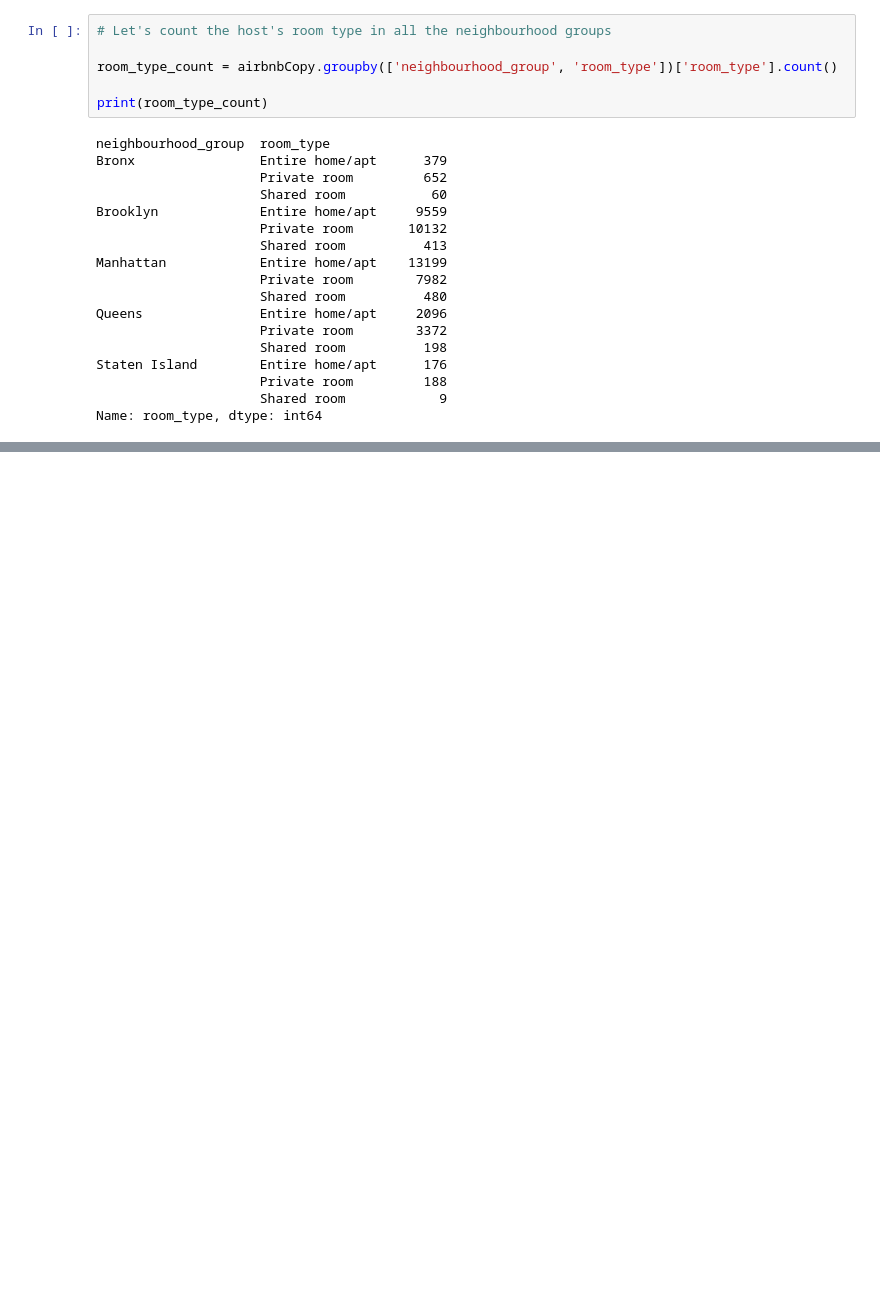
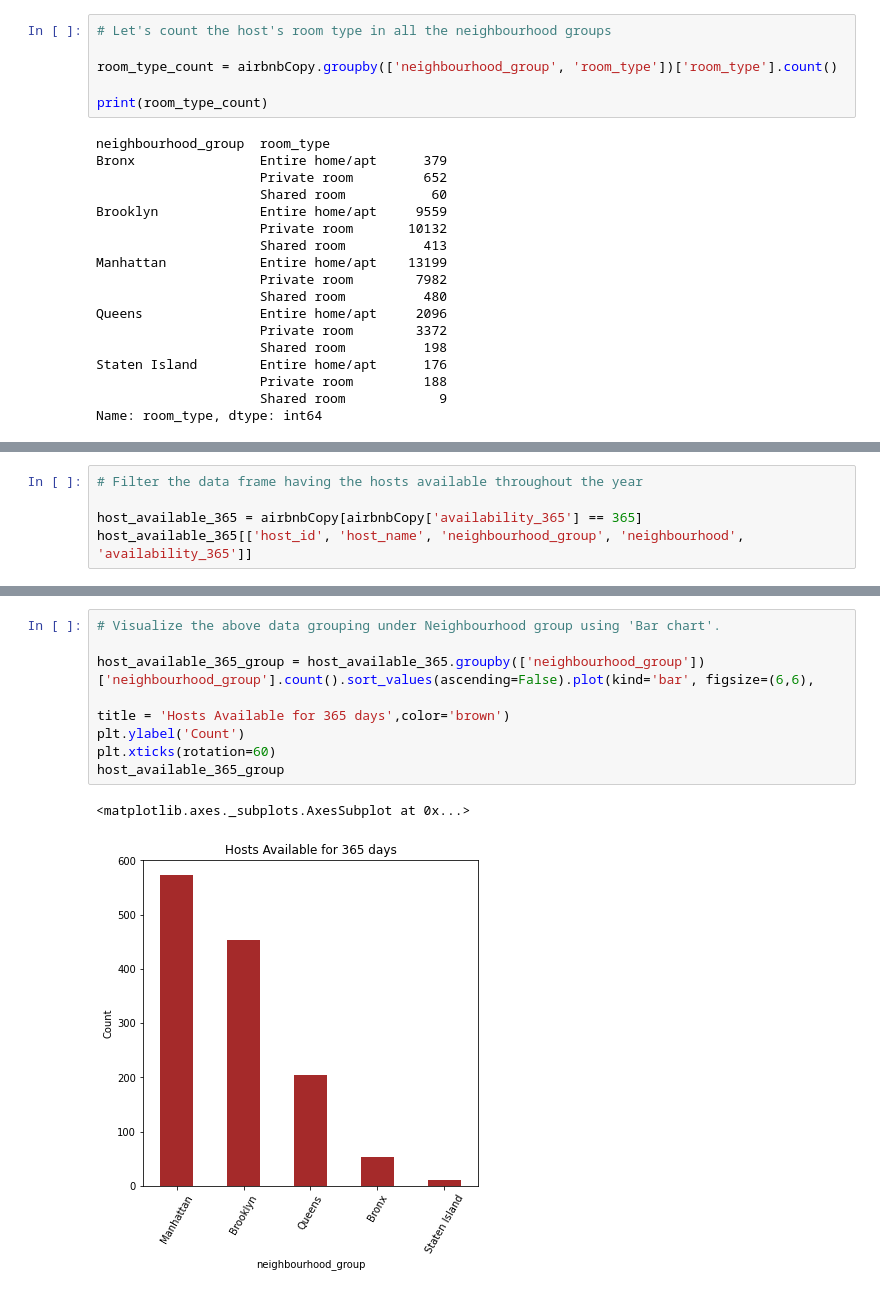
Before and after one commit to Mohamed-Harish-M-123/Capstone-Project-I, a Jupyter notebook: Airbnb_booking_analysis.ipynb, the cells around one changed output, grey strips where cells are left out. Cells and saved outputs as stored; diff of their text form; blank space fills up the shorter version.

Commit message:
hosts count available for 365 days is added

```diff
--- a/Airbnb_booking_analysis.ipynb
+++ b/Airbnb_booking_analysis.ipynb
@@ -314,0 +316,5 @@ plt.show()
+# %%
+# Filter the data frame having the hosts available throughout the year
+
+host_available_365 = airbnbCopy[airbnbCopy['availability_365'] == 365]
+host_available_365[['host_id', 'host_name', 'neighbourhood_group', 'neighbourhood', 'availability_365']]
@@ -314,0 +335,11 @@ plt.show()
+# %%
+# Visualize the above data grouping under Neighbourhood group using 'Bar chart'.
+
+host_available_365_group = host_available_365.groupby(['neighbourhood_group'])['neighbourhood_group'].count().sort_values(ascending=False).plot(kind='bar', figsize=(6,6),
+                                                                                                      title = 'Hosts Available for 365 days',color='brown')
+plt.ylabel('Count')
+plt.xticks(rotation=60)
+host_available_365_group
+# %% [output]
+<matplotlib.axes._subplots.AxesSubplot at 0x...>
+[figure, added]
```
Also changed, not shown: parts of 6 cells of this notebook.
